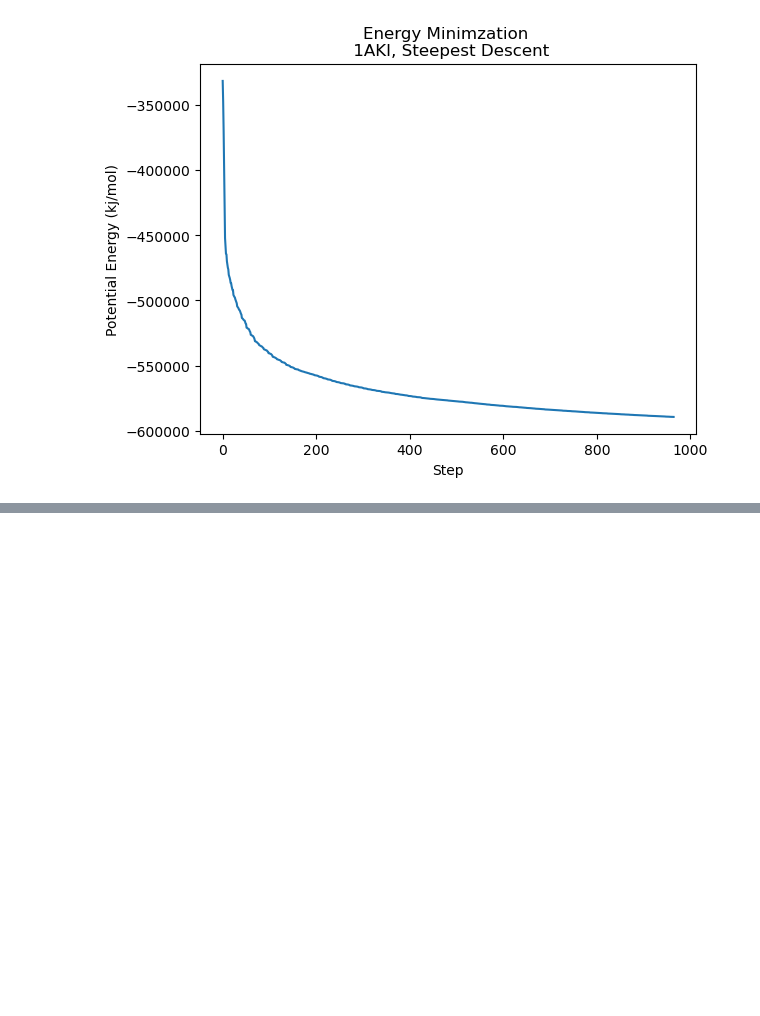
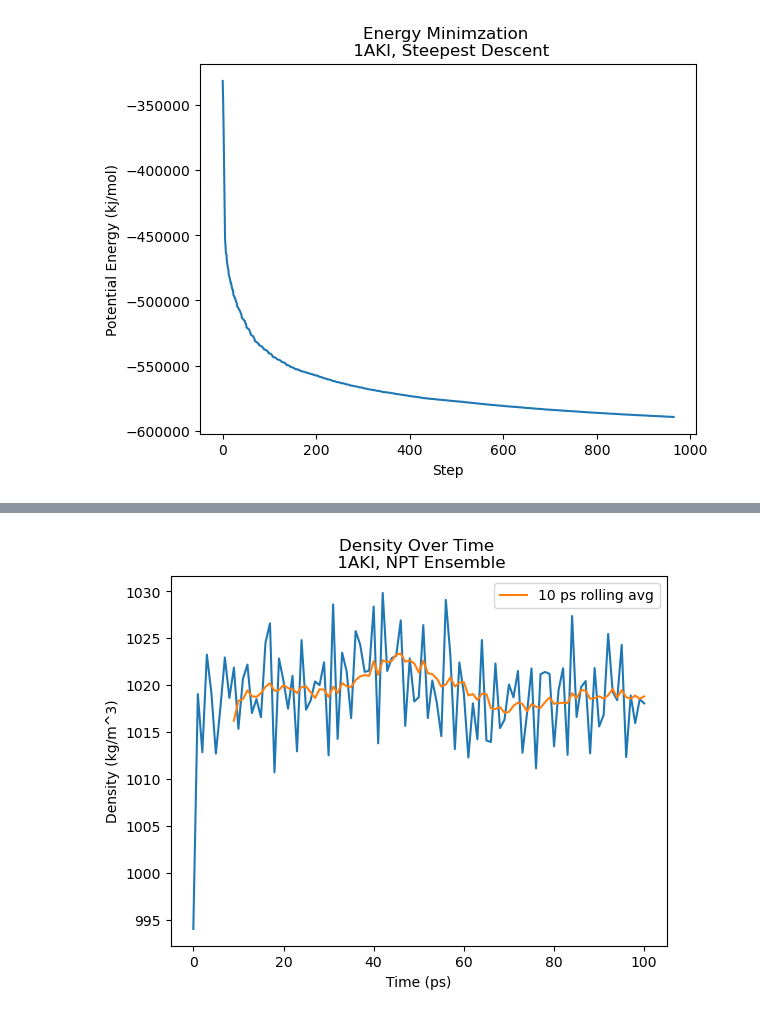
Before and after one commit to JooshK/gromacs_projects, a Jupyter notebook: lysozyme_in_water/analysis.ipynb, the cells around one changed output, grey strips where cells are left out. Saved outputs shown, nothing was run; the diff lists cells and outputs as text; code cells hidden in the pictures; blank space fills up the shorter version.

```diff
--- a/lysozyme_in_water/analysis.ipynb
+++ b/lysozyme_in_water/analysis.ipynb
@@ -43,0 +114,14 @@ plt.show()
+# %%
+density = df['Density']
+density_average = density.rolling(window=10).mean()
+
+plt.plot(time, density)
+plt.plot(time, density_average, label='10 ps rolling avg')
+plt.title("Density Over Time \n 1AKI, NPT Ensemble")
+plt.xlabel("Time (ps)")
+plt.ylabel("Density (kg/m^3)")
+plt.legend()
+plt.savefig("plots/Density_Stab.png")
+plt.show()
+# %% [output]
+[figure, added]
```
Also changed, not shown: parts of 5 cells of this notebook, 25 other files.
